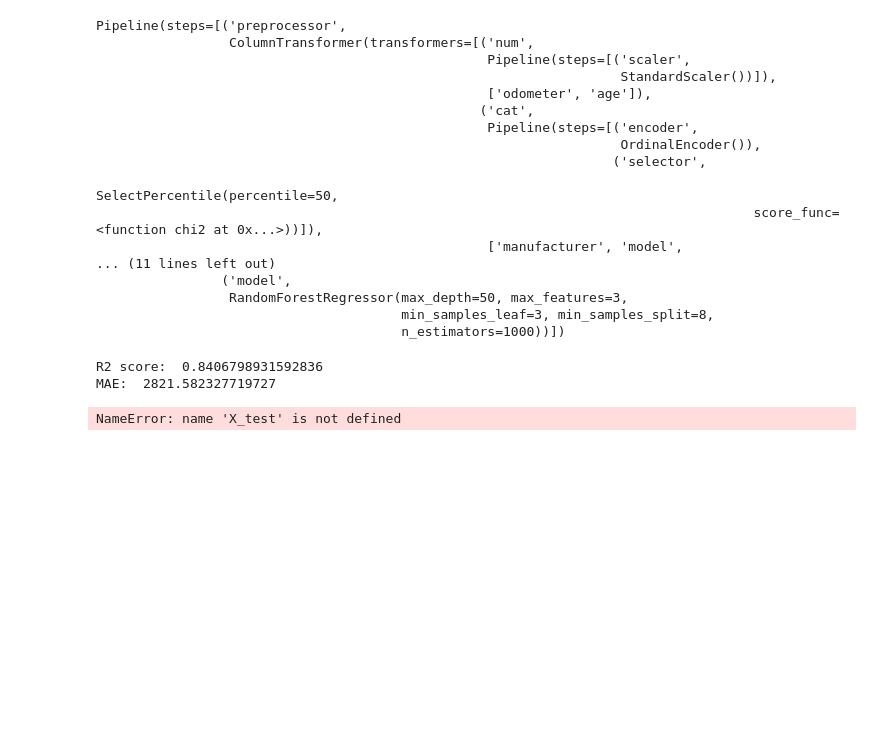
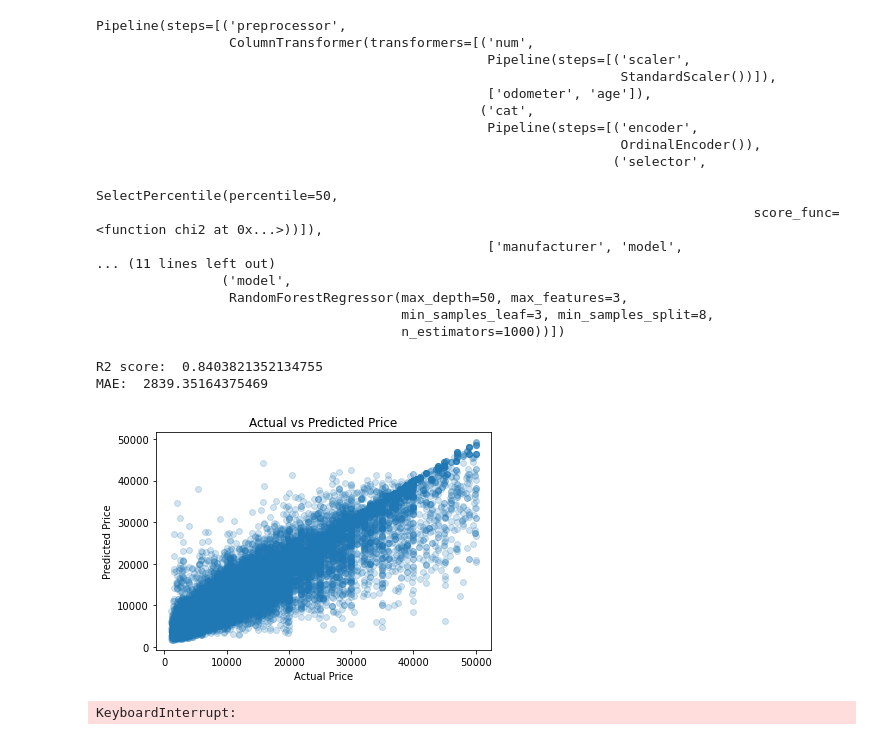
Before and after one commit to pokwir/Capstone---Predicting-market-value-of-used-cars, a Jupyter notebook: Cars_Modeling.ipynb, the cells around one changed output. Drawn from its saved outputs; the diff is of its cells as text; code cells hidden in the pictures; blank space fills up the shorter version.

```diff
--- a/Cars_Modeling.ipynb
+++ b/Cars_Modeling.ipynb
@@ -60,7 +60,7 @@ df.shape
 # %% [output]
 (106657, 13)
 # %%
-df = df.loc[:100000:,:]
+df = df.loc[:105657:,:]
 # %%
 numeric_features = ['odometer', 'age']
 numeric_transformer = Pipeline(steps=[('scaler', StandardScaler())])
@@ -127,15 +127,24 @@ y_pred = pipeline.predict(X_test)
 print('R2 score: ', r2_score(y_test, y_pred))
 print('MAE: ', mean_absolute_error(y_test, y_pred))
 # %% [output]
-R2 score:  0.8406798931592836
-MAE:  2821.582327719727
+R2 score:  0.8403821352134755
+MAE:  2839.35164375469
+# %%
+# scatter plot of actual vs predicted
+plt.scatter(y_test, y_pred, alpha=0.2)
+plt.xlabel('Actual Price')
+plt.ylabel('Predicted Price')
+plt.title('Actual vs Predicted Price')
+plt.show()
+# %% [output]
+[figure, added]
 # %%
 # save the model to disk
-filename = 'cars_model.pkl'
+filename = 'cars_model_tiny.pkl'
 pickle.dump(pipeline, open(filename, 'wb'))
+# %% [output]
+KeyboardInterrupt:
 # %%
-X_tester = X_test.iloc[[112]]
+> X_tester = X_test.iloc[[112]]
-# %% [output]
-NameError: name 'X_test' is not defined
 # %%
 X_tester.head()
```
Also changed, not shown: parts of 6 cells of this notebook, 4 other files.
